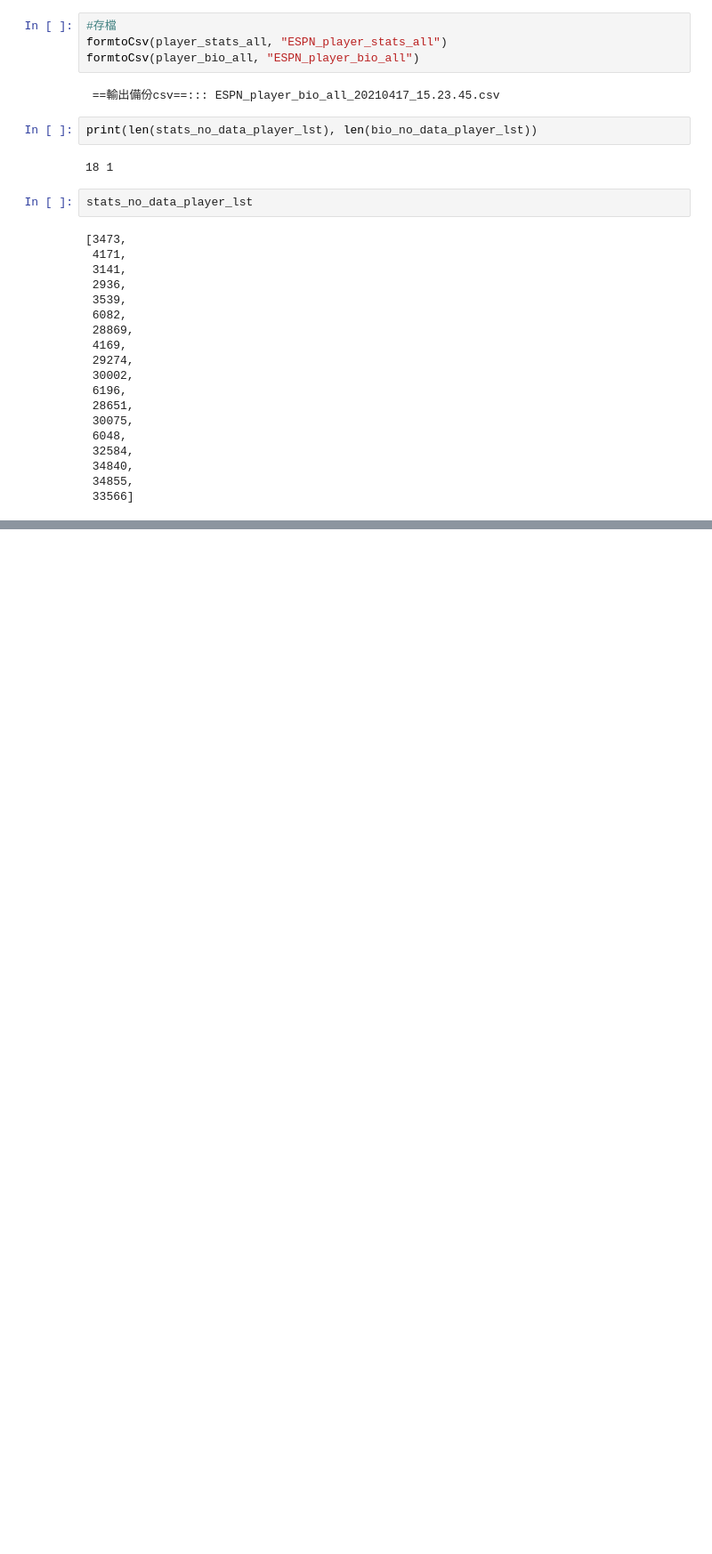
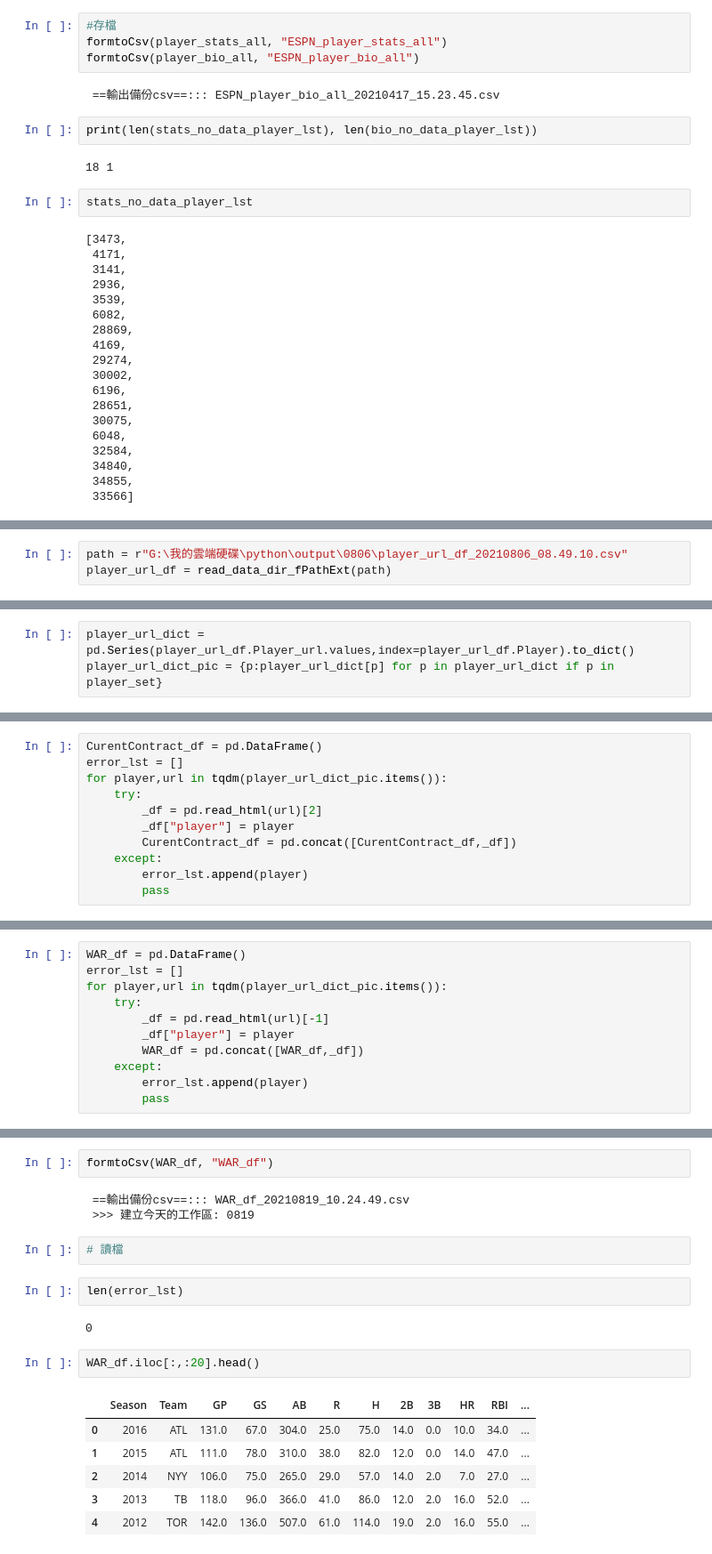
Before and after one commit to Jeff-Chen-Daguan/MLB_analysis, a Jupyter notebook: MLB資料來源.ipynb, the cells around one changed output, grey strips where cells are left out. Shown at 89% size. Cells and saved outputs as stored; diff of their text form; blank space fills up the shorter version.

```diff
--- a/MLB資料來源.ipynb
+++ b/MLB資料來源.ipynb
@@ -712,0 +1055,3 @@ stats_no_data_player_lst
+# %%
+path = r"G:\我的雲端硬碟\python\output\0806\player_url_df_20210806_08.49.10.csv"
+player_url_df = read_data_dir_fPathExt(path)
@@ -712,0 +1060,3 @@ stats_no_data_player_lst
+# %%
+player_url_dict = pd.Series(player_url_df.Player_url.values,index=player_url_df.Player).to_dict()
+player_url_dict_pic = {p:player_url_dict[p] for p in player_url_dict if p in player_set}
@@ -712,0 +1104,11 @@ stats_no_data_player_lst
+# %%
+CurentContract_df = pd.DataFrame()
+error_lst = []
+for player,url in tqdm(player_url_dict_pic.items()):
+    try:
+        _df = pd.read_html(url)[2]
+        _df["player"] = player
+        CurentContract_df = pd.concat([CurentContract_df,_df])
+    except:
+        error_lst.append(player)
+        pass
@@ -712,0 +1149,11 @@ stats_no_data_player_lst
+# %%
+WAR_df = pd.DataFrame()
+error_lst = []
+for player,url in tqdm(player_url_dict_pic.items()):
+    try:
+        _df = pd.read_html(url)[-1]
+        _df["player"] = player
+        WAR_df = pd.concat([WAR_df,_df])
+    except:
+        error_lst.append(player)
+        pass
@@ -712,0 +1180,20 @@ stats_no_data_player_lst
+# %%
+formtoCsv(WAR_df, "WAR_df")
+# %% [output]
+ ==輸出備份csv==::: WAR_df_20210819_10.24.49.csv
+ >>> 建立今天的工作區: 0819
+# %%
+# 讀檔
+# %%
+len(error_lst)
+# %% [output]
+0
+# %%
+WAR_df.iloc[:,:20].head()
+# %% [output]
+|  | Season | Team | GP | GS | AB | R | H | 2B | 3B | HR | RBI | ... |
+| 0 | 2016 | ATL | 131.0 | 67.0 | 304.0 | 25.0 | 75.0 | 14.0 | 0.0 | 10.0 | 34.0 | ... |
+| 1 | 2015 | ATL | 111.0 | 78.0 | 310.0 | 38.0 | 82.0 | 12.0 | 0.0 | 14.0 | 47.0 | ... |
+| 2 | 2014 | NYY | 106.0 | 75.0 | 265.0 | 29.0 | 57.0 | 14.0 | 2.0 | 7.0 | 27.0 | ... |
+| 3 | 2013 | TB | 118.0 | 96.0 | 366.0 | 41.0 | 86.0 | 12.0 | 2.0 | 16.0 | 52.0 | ... |
+| 4 | 2012 | TOR | 142.0 | 136.0 | 507.0 | 61.0 | 114.0 | 19.0 | 2.0 | 16.0 | 55.0 | ... |
```
Also changed, not shown: parts of 44 cells of this notebook.
